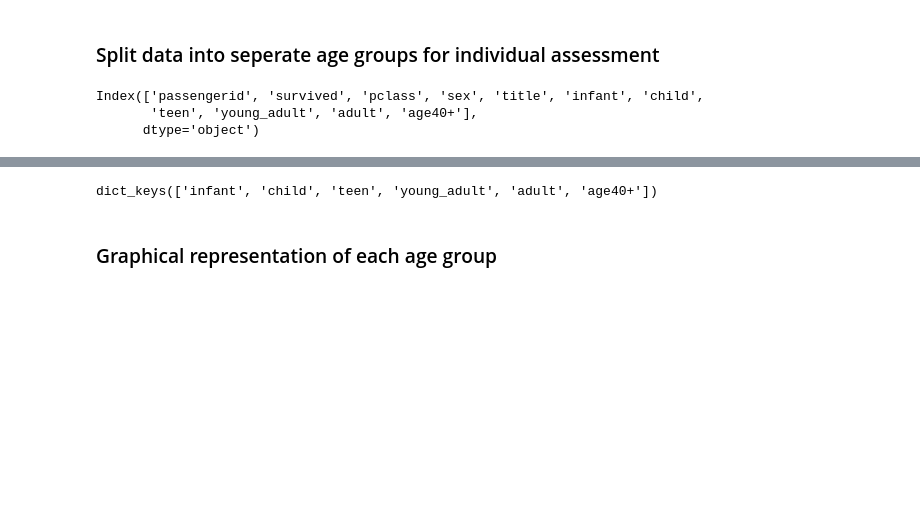
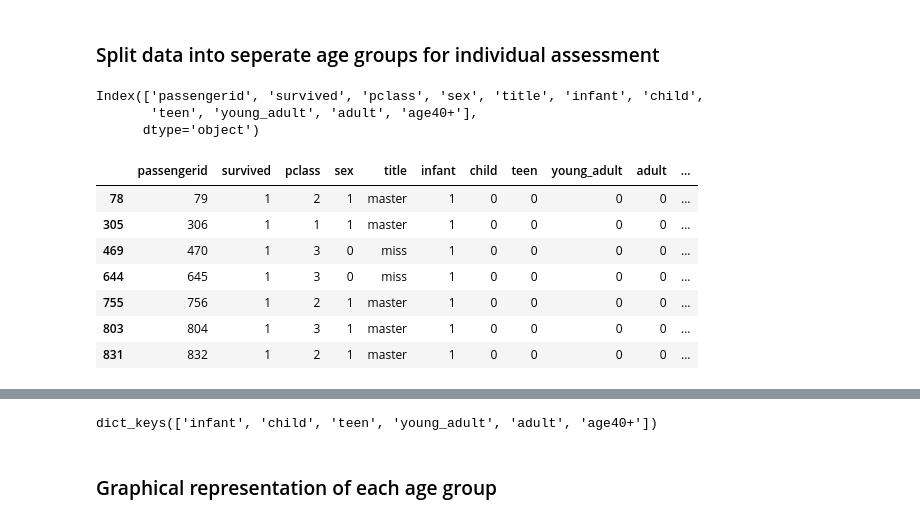
Before and after one commit to christopherfick/titanic, a Jupyter notebook: age_analysis.ipynb, the cells around one changed output, grey strips where cells are left out. Saved outputs shown, nothing was run; the diff lists cells and outputs as text; code cells hidden in the pictures; blank space fills up the shorter version.

```diff
--- a/age_analysis.ipynb
+++ b/age_analysis.ipynb
@@ -118,3 +108,14 @@ age_value_expanded.columns
 Index(['passengerid', 'survived', 'pclass', 'sex', 'title', 'infant', 'child',
        'teen', 'young_adult', 'adult', 'age40+'],
       dtype='object')
+# %%
+age_value_expanded[age_value_expanded["infant"] == 1]
+# %% [output]
+|  | passengerid | survived | pclass | sex | title | infant | child | teen | young_adult | adult | ... |
+| 78 | 79 | 1 | 2 | 1 | master | 1 | 0 | 0 | 0 | 0 | ... |
+| 305 | 306 | 1 | 1 | 1 | master | 1 | 0 | 0 | 0 | 0 | ... |
+| 469 | 470 | 1 | 3 | 0 | miss | 1 | 0 | 0 | 0 | 0 | ... |
+| 644 | 645 | 1 | 3 | 0 | miss | 1 | 0 | 0 | 0 | 0 | ... |
+| 755 | 756 | 1 | 2 | 1 | master | 1 | 0 | 0 | 0 | 0 | ... |
+| 803 | 804 | 1 | 3 | 1 | master | 1 | 0 | 0 | 0 | 0 | ... |
+| 831 | 832 | 1 | 2 | 1 | master | 1 | 0 | 0 | 0 | 0 | ... |
```
Also changed, not shown: parts of 5 cells of this notebook.
